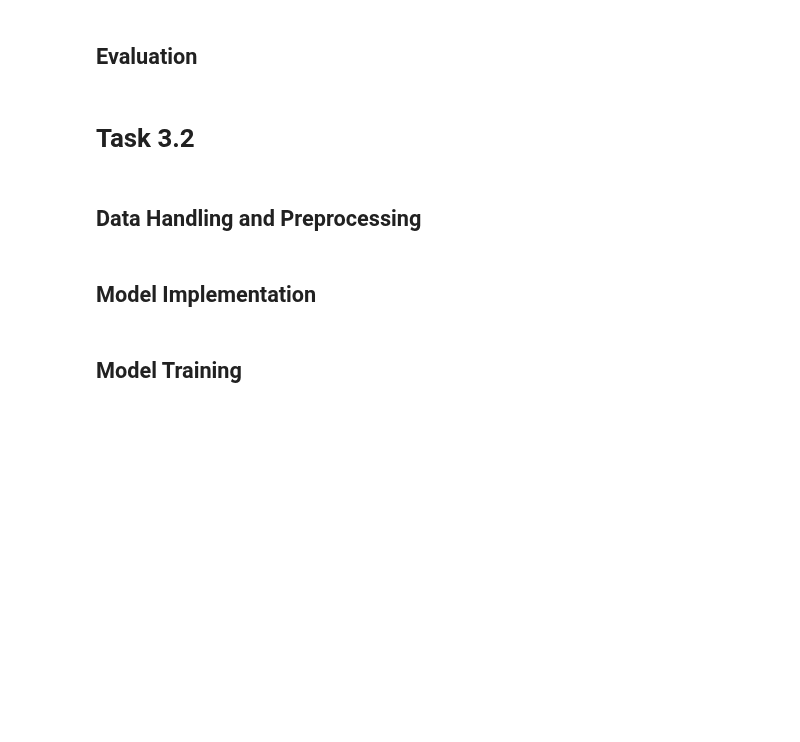
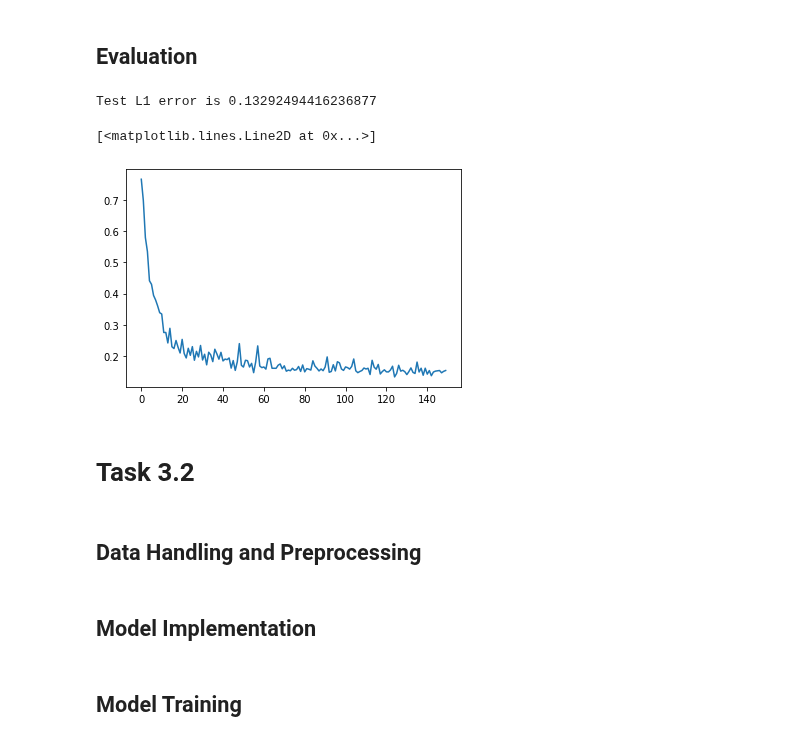
Before and after one commit to mandjevant/tue-deeplearning, a Jupyter notebook: assignments/assignment_2_3/a3_skeleton_peter.ipynb, the cells around one changed output. Saved outputs shown, nothing was run; the diff lists cells and outputs as text; code cells hidden in the pictures; blank space fills up the shorter version.

Commit message:
150 epochs trained

```diff
--- a/assignments/assignment_2_3/a3_skeleton_peter.ipynb
+++ b/assignments/assignment_2_3/a3_skeleton_peter.ipynb
@@ -278,7 +279,7 @@ class Model_3_1(torch.nn.Module):
 
     def init_hidden(self):
         # from example of https://pytorch.org/docs/stable/generated/torch.nn.GRU.html
-        h0 = torch.randn(self.n_layers, self.batch_size, self.hidden_dim).to(device)
+        h0 = torch.zeros(self.n_layers, self.batch_size, self.hidden_dim).to(device)
         return h0
 
 xs = xs.to(device)
@@ -294,29 +295,47 @@ from tqdm import tqdm
 def fit_3_1(model, train_dl, valid_dl, n_epochs):
     optimizer = torch.optim.AdamW(model.parameters(), lr=1e-3)
     loss_func = torch.nn.L1Loss()
+    train_history = []
+    valid_history = []
+    best_state_dict = model.state_dict().copy()
 
     for i in range(n_epochs):
         print(f'Begin epoch {i + 1}/{n_epochs}')
+        model = model.train()
         for x, y in tqdm(train_dl):
             x = x.to(device=device)
-            y = y.to(device=device).float()
+            y = y.to(device=device)
             y_pred = model(x)
             loss = loss_func(y, y_pred)
             loss.backward()
             optimizer.step()
             optimizer.zero_grad()
 
+        model = model.eval()
         with torch.no_grad():
-            print(f'L1 train error: {avg_err(model, train_dl)}')
-            print(f'L1 validation error: {avg_err(model, valid_dl)}')
+            train_err = avg_err(model, train_dl)
+            print(f'L1 train error: {train_err}')
+            val_err = avg_err(model, valid_dl)
+            print(f'L1 validation error: {val_err}')
+            train_history.append(train_err)
+            valid_history.append(val_err)
+            if val_err == min(valid_history):
+                best_state_dict = model.state_dict().copy()
+
+    return {
+        'train': train_history,
+        'valid': valid_history,
+        'best_state': best_state_dict,
+    }
 # %%
 def count_parameters(model):
     return sum(p.numel() for p in model.parameters() if p.requires_grad)
 
-hidden_size = 30
-n_layers = 5
+hidden_size = 200
+n_layers = 1
 model_3_1 = Model_3_1(hidden_size, n_layers, batch_size).to(device)
 print(f'Model has {count_parameters(model_3_1)} parameters')
-epochs = 50
-fit_3_1(model_3_1, train_dl, valid_dl, epochs)
+epochs = 150
+result = fit_3_1(model_3_1, train_dl, valid_dl, epochs)
+print(f'Lowest validation error was {min(result["valid"])}')
 # %% [output]
@@ -359,7 +378,16 @@ Begin epoch 12/50
 # %% [markdown]
 ## Evaluation
 # %%
-#todo
+test_dl = DataLoader(SimulationData(simulation_test, charges_test), batch_size=batch_size, shuffle=True, collate_fn=collate)
+model_3_1 = model_3_1.eval()
+print(f'Test L1 error is {avg_err(model_3_1, test_dl)}')
+
+
+plt.plot(result['valid'])
+# %% [output]
+Test L1 error is 0.13292494416236877
+[<matplotlib.lines.Line2D at 0x...>]
+[figure, added]
 # %% [markdown]
 # Task 3.2
 # %% [markdown]
```
Also changed, not shown: parts of 4 cells of this notebook.
